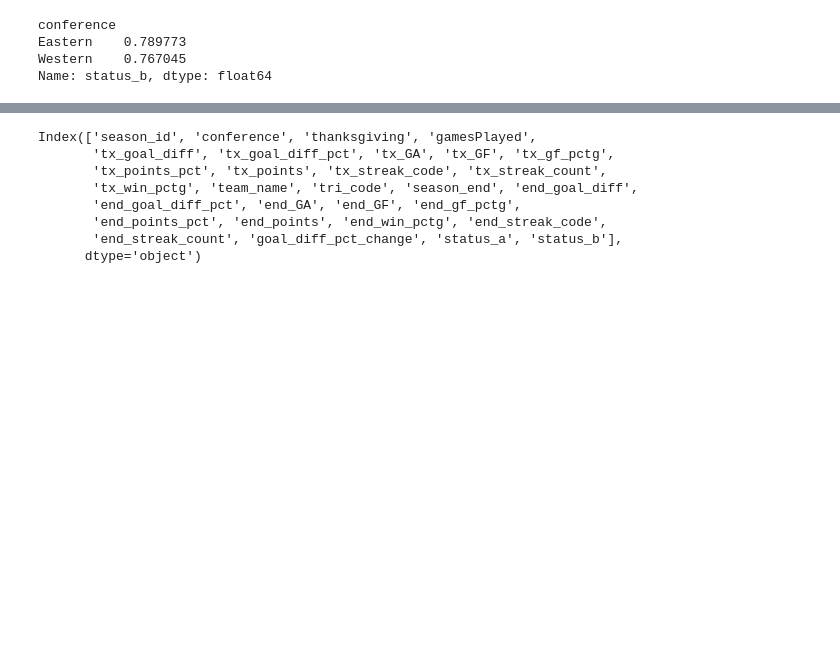
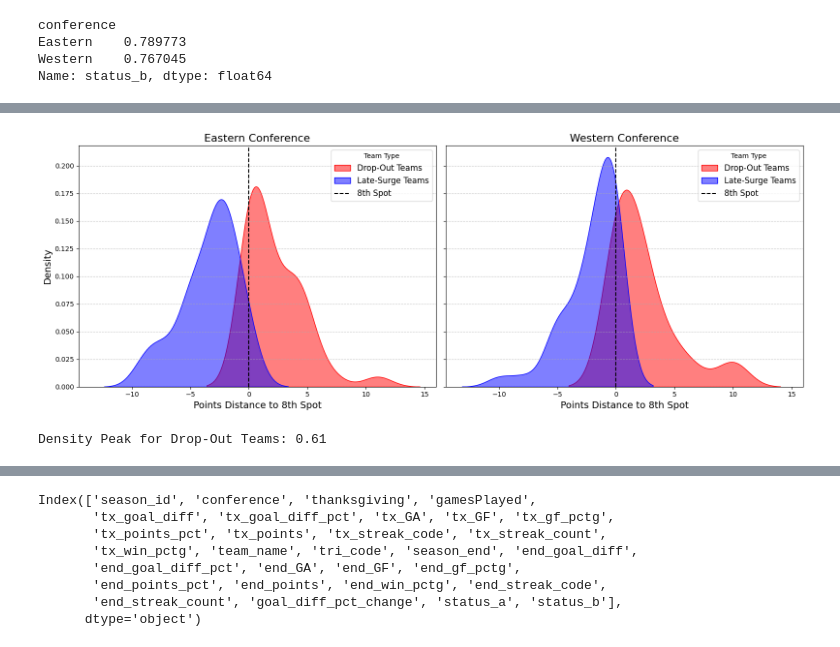
Before and after one commit to kjchrz03/hockey, a Jupyter notebook: hockey_env/thanksgiving_standings.ipynb, the cells around one changed output, grey strips where cells are left out. Drawn from its saved outputs; the diff is of its cells as text; code cells hidden in the pictures; blank space fills up the shorter version.

```diff
--- a/hockey_env/thanksgiving_standings.ipynb
+++ b/hockey_env/thanksgiving_standings.ipynb
@@ -460,0 +855,77 @@ Avg change in goal diff percentage: -0.40
+# %%
+import matplotlib.pyplot as plt
+import seaborn as sns
+
+# Set up subplots: 1 row, 2 columns
+fig, axes = plt.subplots(1, 2, figsize=(16, 6), sharex=True, sharey=True)
+
+# Eastern Conference plot
+sns.kdeplot(
+    data=drop_out_east,
+    x="tx_points_distance",
+    fill=True,
+    alpha=0.5,
+    label="Drop-Out Teams",
+    color="red",
+    ax=axes[0],
+)
+sns.kdeplot(
+    data=late_surge_east,
+    x="tx_points_distance",
+    fill=True,
+    alpha=0.5,
+    label="Late-Surge Teams",
+    color="blue",
+    ax=axes[0],
+)
+axes[0].axvline(0, color="black", linestyle="--", label="8th Spot")
+axes[0].set_title("Eastern Conference", fontsize=16)
+axes[0].set_xlabel("Points Distance to 8th Spot", fontsize=14)
+axes[0].set_ylabel("Density", fontsize=14)
+axes[0].legend(title="Team Type", fontsize=12)
+axes[0].grid(axis="y", linestyle="--", alpha=0.7)
+
+# Western Conference plot
+sns.kdeplot(
+    data=drop_out_west,
+    x="tx_points_distance",
+    fill=True,
+    alpha=0.5,
+    label="Drop-Out Teams",
+    color="red",
+    ax=axes[1],
+)
+sns.kdeplot(
+    data=late_surge_west,
+    x="tx_points_distance",
+    fill=True,
+    alpha=0.5,
+    label="Late-Surge Teams",
+    color="blue",
+    ax=axes[1],
+)
+axes[1].axvline(0, color="black", linestyle="--", label="8th Spot")
+axes[1].set_title("Western Conference", fontsize=16)
+axes[1].set_xlabel("Points Distance to 8th Spot", fontsize=14)
+axes[1].legend(title="Team Type", fontsize=12)
+axes[1].grid(axis="y", linestyle="--", alpha=0.7)
+
+# Adjust layout
+plt.tight_layout()
+plt.show()
+# %% [output]
+[figure, added]
+# %%
+from scipy.stats import gaussian_kde
+
+# Extract the data for Drop-Out Teams
+data_drop_out = drop_out_east["tx_points_distance"].dropna()
+kde_drop_out = gaussian_kde(data_drop_out)
+
+# Generate x values and calculate densities
+x_vals = np.linspace(data_drop_out.min(), data_drop_out.max(), 1000)
+y_vals = kde_drop_out(x_vals)
+drop_out_peak = x_vals[np.argmax(y_vals)]
+print(f"Density Peak for Drop-Out Teams: {drop_out_peak:.2f}")
+# %% [output]
+Density Peak for Drop-Out Teams: 0.61
```
Also changed, not shown: parts of 70 cells of this notebook, 18 other files.
